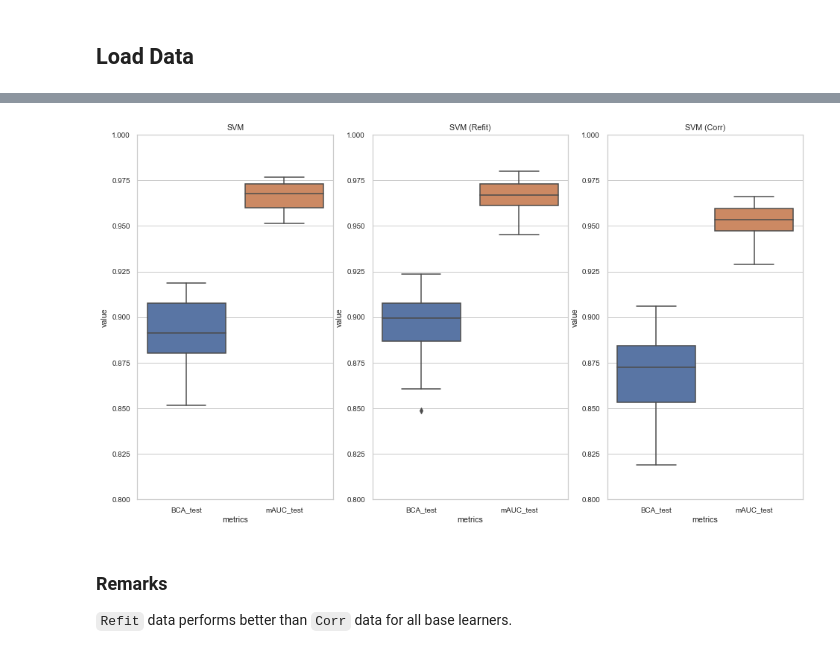
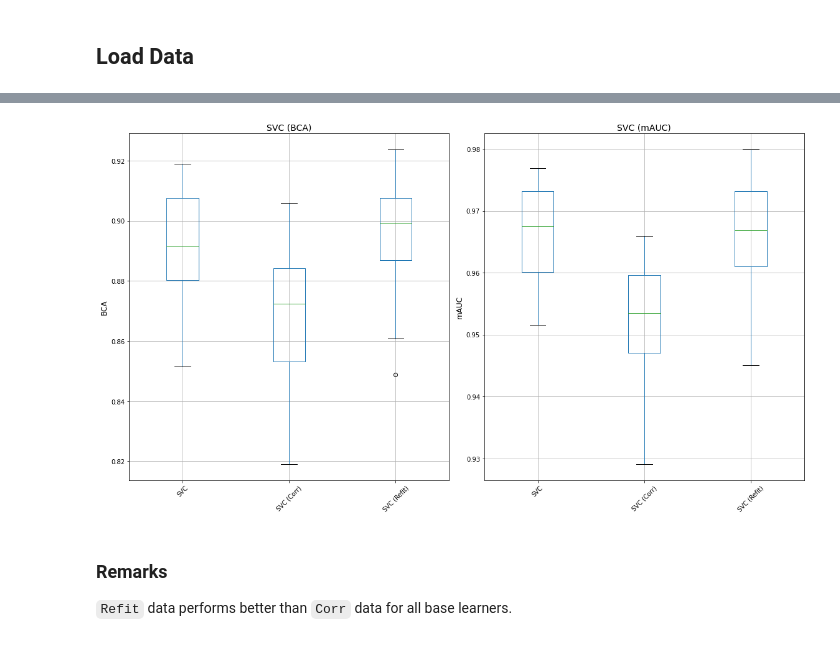
Before and after one commit to rusane/natural-computing, a Jupyter notebook: Project/Comparative Analysis - Base Learners.ipynb, the cells around one changed output, grey strips where cells are left out. Drawn from its saved outputs; the diff is of its cells as text; code cells hidden in the pictures.

```diff
--- a/Project/Comparative Analysis - Base Learners.ipynb
+++ b/Project/Comparative Analysis - Base Learners.ipynb
@@ -92,9 +102,13 @@ plot_result(ann_df, refit_ann_df, corr_ann_df,
-# %%
-plot_result(svm_df, refit_svm_df, corr_svm_df,
-            [0.8,1], "SVM", "SVM (Refit)", "SVM (Corr)",
-            ['BCA_test', 'mAUC_test'])
-# %% [output]
-[figure, removed]
+# %%
+svc_dict = {
+    'SVC': svc_df,
+    'SVC (Corr)' : corr_svc_df,
+    'SVC (Refit)' : refit_svc_df
+}
+# %%
+plot_BCA_mAUC(svc_dict, 'SVC')
+# %% [output]
+[figure, added]
 # %% [markdown]
 ### Remarks
 `Refit` data performs better than `Corr` data for all base learners.
```
Also changed, not shown: parts of 19 cells of this notebook.
